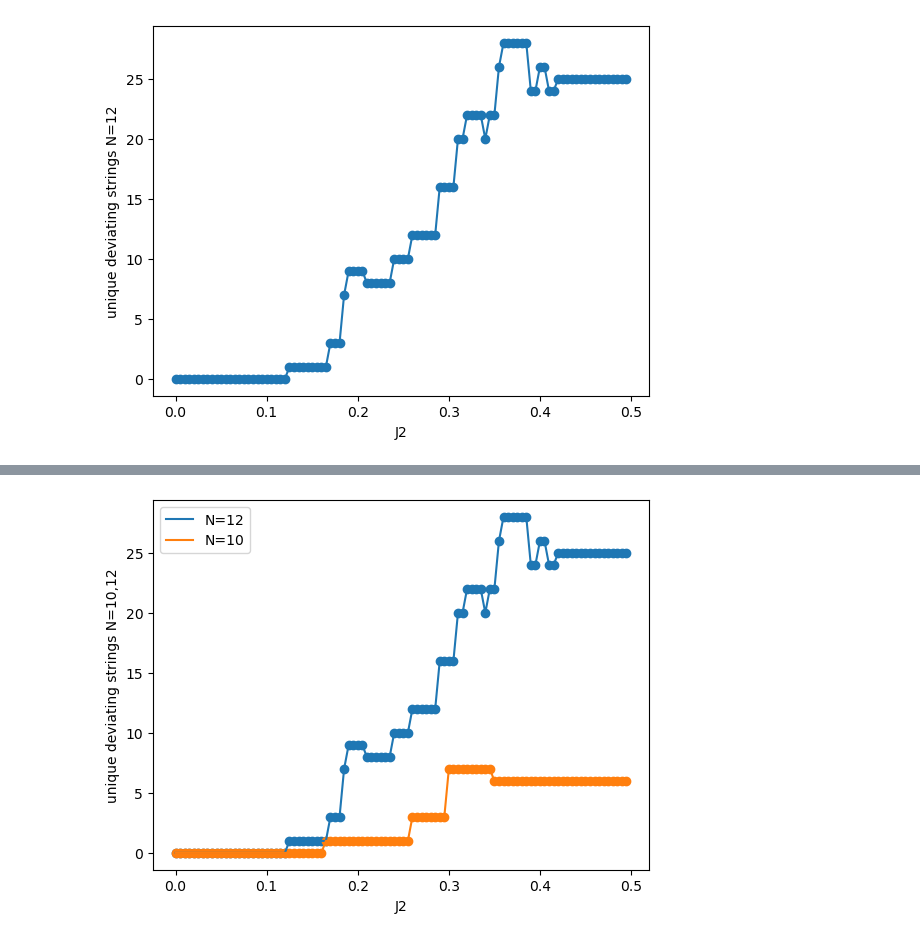
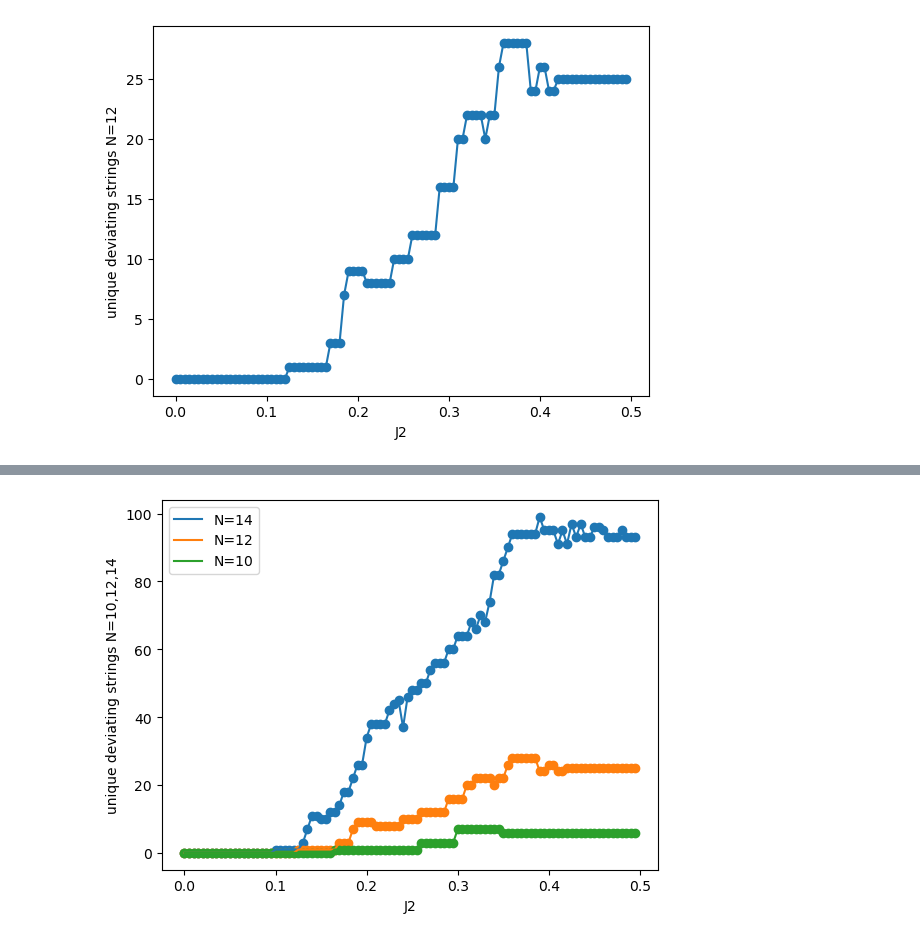
Before and after one commit to tlin06/kans_urop, a Jupyter notebook: J1J2_info/MSR_violations.ipynb, the cells around one changed output, grey strips where cells are left out. Drawn from its saved outputs; the diff is of its cells as text; code cells hidden in the pictures.

```diff
--- a/J1J2_info/MSR_violations.ipynb
+++ b/J1J2_info/MSR_violations.ipynb
@@ -241,3 +241,23 @@ for J2 in J2s:#[0.1, 0.2, 0.3, 0.4, 0.495]:
     #print('num nonzero', len(statesf), 'equal', statesz == statesf)
     #print('J2>0 deviations', len(deviationsf))
     dev_data_12[(N, J2)] = deviationsf
+# %%
+threshold = 1e-12
+dev_data_14 = {}
+N = 14
+gsz = qt.qload(f'N{N}/n{N}gs_J2_0.0')
+
+statesz, signsz = get_nonzero_states(N, gsz, threshold)
+pred_signsz =  [-1 + 2 * (magnetization.count_half_magnetization(i) % 2) for i in statesz]
+deviationsz = find_deviations(statesz, signsz, pred_signsz)
+
+for J2 in J2s:#[0.1, 0.2, 0.3, 0.4, 0.495]:
+    #print(N, J2)
+    gsf = qt.qload(f'N{N}/n{N}gs_J2_{round(J2, 3)}')
+    statesf, signsf = get_nonzero_states(N, gsf, threshold)
+    pred_signsf =  [-1 + 2 * (magnetization.count_half_magnetization(i) % 2) for i in statesf]
+    deviationsf = find_deviations(statesf, signsf, pred_signsf)
+
+    #print('num nonzero', len(statesf), 'equal', statesz == statesf)
+    #print('J2>0 deviations', len(deviationsf))
+    dev_data_14[(N, J2)] = deviationsf
@@ -244,7 +279,7 @@ for J2 in J2s:#[0.1, 0.2, 0.3, 0.4, 0.495]:
 # %%
 len_uniques_8 = []
 for J2 in J2s:
-    uniques = find_uniques(dev_data_8[8, J2], N)
+    uniques = find_uniques(dev_data_8[8, J2], 8)
     len_uniques_8.append(len(uniques))
 plt.plot(J2s, len_uniques_8)
 plt.scatter(J2s, len_uniques_8)
@@ -256,7 +291,7 @@ plt.show()
 # %%
 len_uniques_12 = []
 for J2 in J2s:
-    uniques = find_uniques(dev_data_12[12, J2], N)
+    uniques = find_uniques(dev_data_12[12, J2], 12)
     len_uniques_12.append(len(uniques))
 plt.plot(J2s, len_uniques_12)
 plt.scatter(J2s, len_uniques_12)
@@ -265,3 +300,13 @@ plt.ylabel('unique deviating strings N=12')
 plt.show()
 # %% [output]
 [figure]
+# %%
+len_uniques_14 = []
+for J2 in J2s:
+    uniques = find_uniques(dev_data_14[14, J2], 14)
+    len_uniques_14.append(len(uniques))
+plt.plot(J2s, len_uniques_14)
+plt.scatter(J2s, len_uniques_14)
+plt.xlabel('J2')
+plt.ylabel('unique deviating strings N=14')
+plt.show()
@@ -268,14 +315,16 @@ plt.show()
 # %%
+plt.plot(J2s, len_uniques_14, label='N=14')
+plt.scatter(J2s, len_uniques_14)
 plt.plot(J2s, len_uniques_12, label='N=12')
 plt.scatter(J2s, len_uniques_12)
 plt.plot(J2s, len_uniques, label = 'N=10')
 plt.scatter(J2s, len_uniques)
 plt.legend(loc = 'best')
 plt.xlabel('J2')
-plt.ylabel('unique deviating strings N=10,12')
+plt.ylabel('unique deviating strings N=10,12,14')
 plt.show()
 # %% [output]
-[figure, old version]
+[figure, new version]
 # %%
 fraction_unique_8 = np.array(len_uniques_8) / (2**8)
 fraction_unique_10 = np.array(len_uniques) / (2**10)
```
Also changed, not shown: parts of 12 cells of this notebook, 3 other files.
